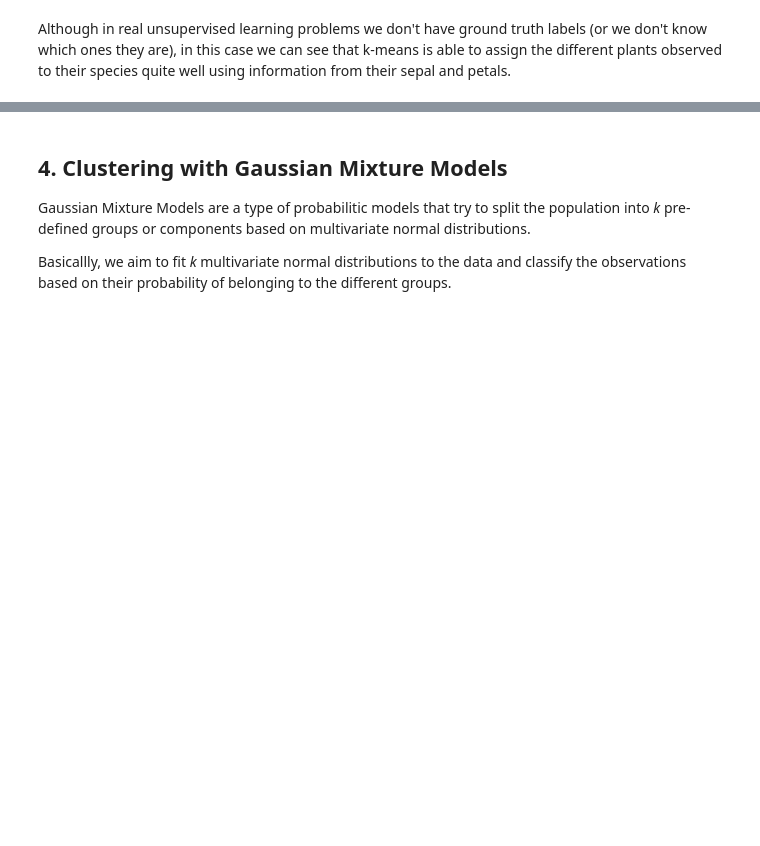
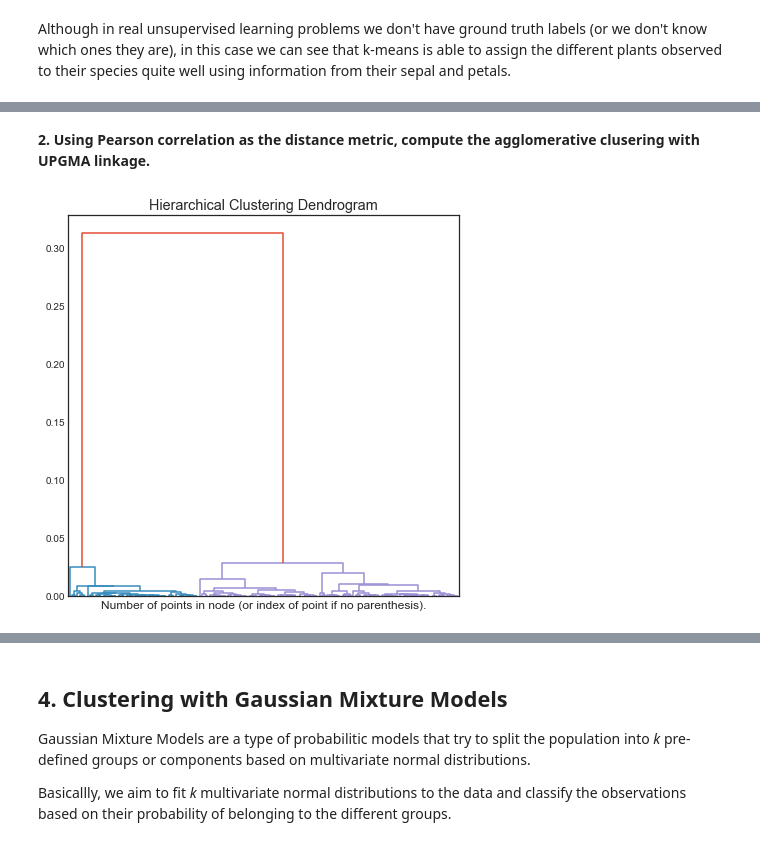
Before and after one commit to IvoLeist/ml_cnag-crg_course, a Jupyter notebook: day3/unsupervised_learning.ipynb, the cells around one changed output, grey strips where cells are left out. Drawn from its saved outputs; the diff is of its cells as text; code cells hidden in the pictures; blank space fills up the shorter version.

```diff
--- a/day3/unsupervised_learning.ipynb
+++ b/day3/unsupervised_learning.ipynb
@@ -338,0 +403,15 @@ $$
+# %% [markdown]
+**2. Using Pearson correlation as the distance metric, compute the agglomerative clusering with UPGMA linkage.**
+# %%
+# Compute distances
+pearsond = 1 - X.T.corr(method="pearson")
+# Compute clustering
+clustering = AgglomerativeClustering(compute_distances=True, linkage="average", affinity="precomputed").fit(pearsond)
+# Plot
+plt.title('Hierarchical Clustering Dendrogram')
+# plot the top three levels of the dendrogram
+plot_dendrogram(clustering,no_labels=True)
+plt.xlabel("Number of points in node (or index of point if no parenthesis).")
+plt.show()
+# %% [output]
+[figure, added]
```
Also changed, not shown: parts of 15 cells of this notebook, 1 other file.
